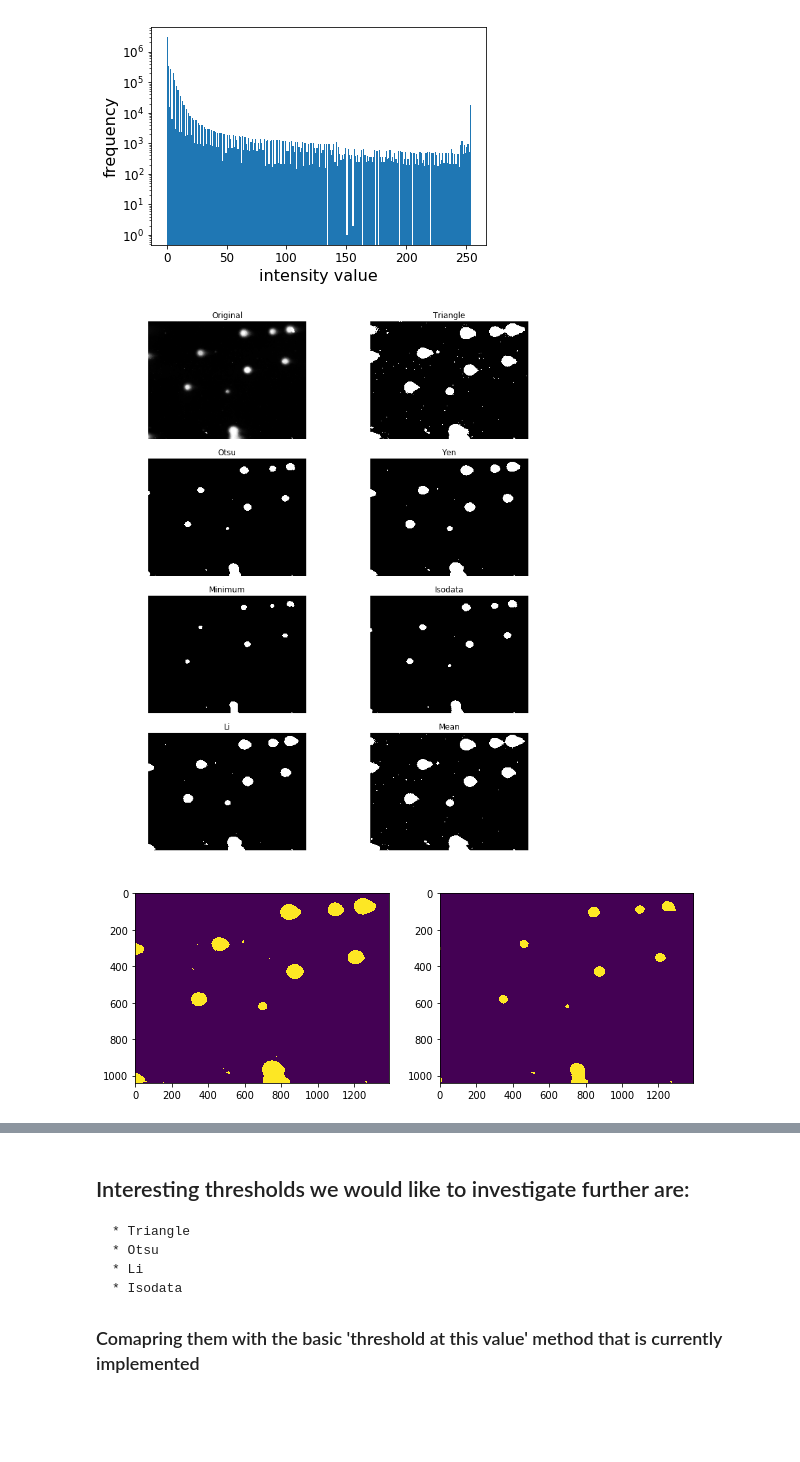
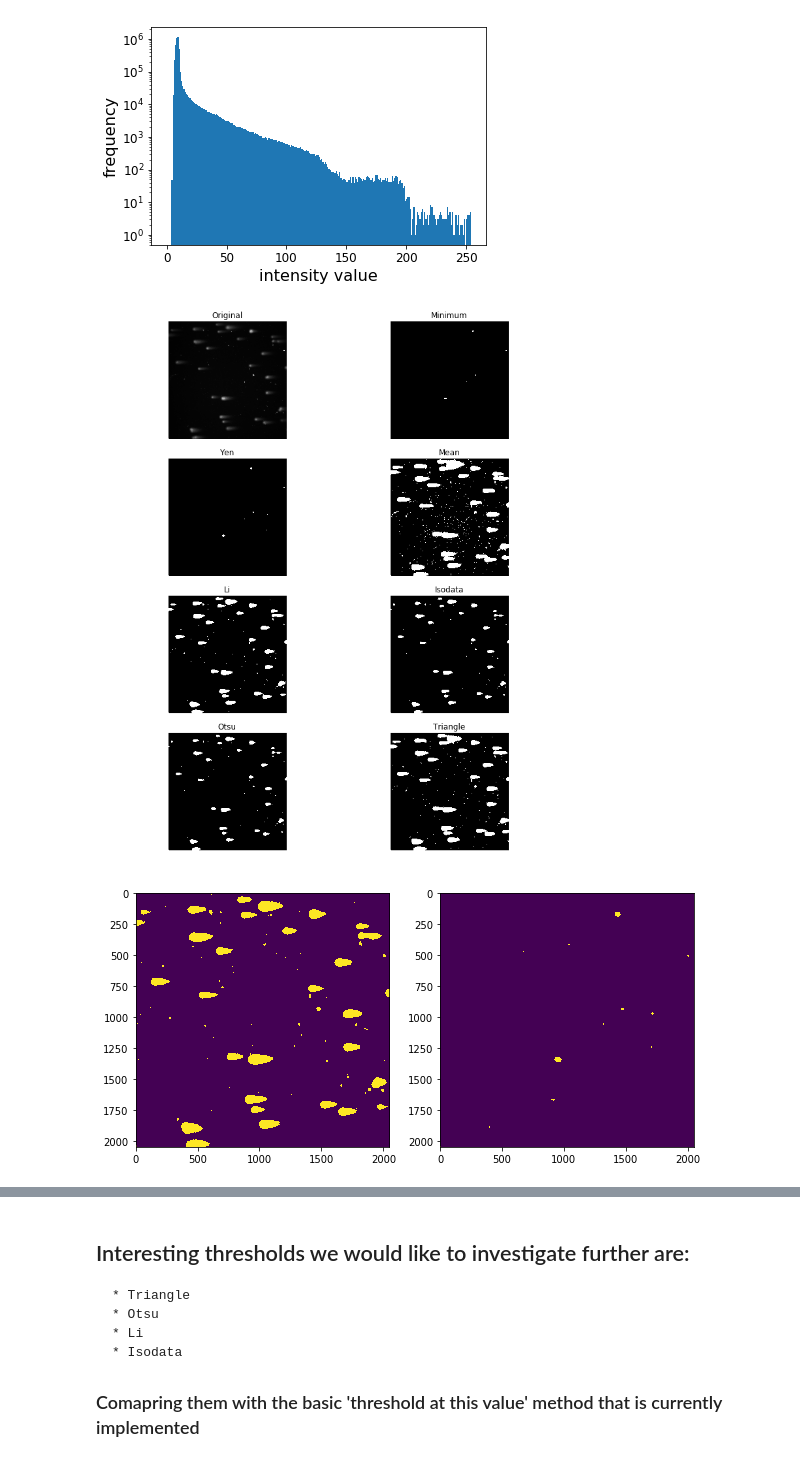
Before and after one commit to Selina9/notebooks, a Jupyter notebook: ThresholdExploration.ipynb, the cells around one changed output, grey strips where cells are left out. Drawn from its saved outputs; the diff is of its cells as text; code cells hidden in the pictures; blank space fills up the shorter version.

```diff
--- a/ThresholdExploration.ipynb
+++ b/ThresholdExploration.ipynb
@@ -22,8 +22,8 @@ import processing_defs as process
 #imFile = "Images\\ControlBatch\\0001.bmp"
 #imFile = "../CometImages/CA210609/Collated/4GyA/bmp/4GyA0027.bmp"
 #imFile = "../CometImages/CA210609/Collated/4GyB/bmp/4GyB009.bmp"
-#imFile = "../CometImages/CA210609/Collated/4GyB/bmp/4GyB0019.bmp"
-imFile = '../CometImages/4Gy/4Gy 4h-2irrad.bmp'
+imFile = "../CometImages/CA210609/Collated/4GyB/bmp/4GyB0027.bmp"
+#imFile = '../CometImages/4Gy/4Gy 4h-2irrad.bmp'
 fileName = [os.path.basename(x) for x in sorted(glob.glob(imFile))][0]  #only file name with extension
 print("file being analysed is: ", fileName)
 #
@@ -192,3 +192,3 @@ min and max pixel values of raw image are:  0 255
-[figure, old version]
+[figure, new version]
-[figure, old version]
+[figure, new version]
-[figure, old version]
+[figure, new version]
```
Also changed, not shown: parts of 1 cell of this notebook, 5 other files.
